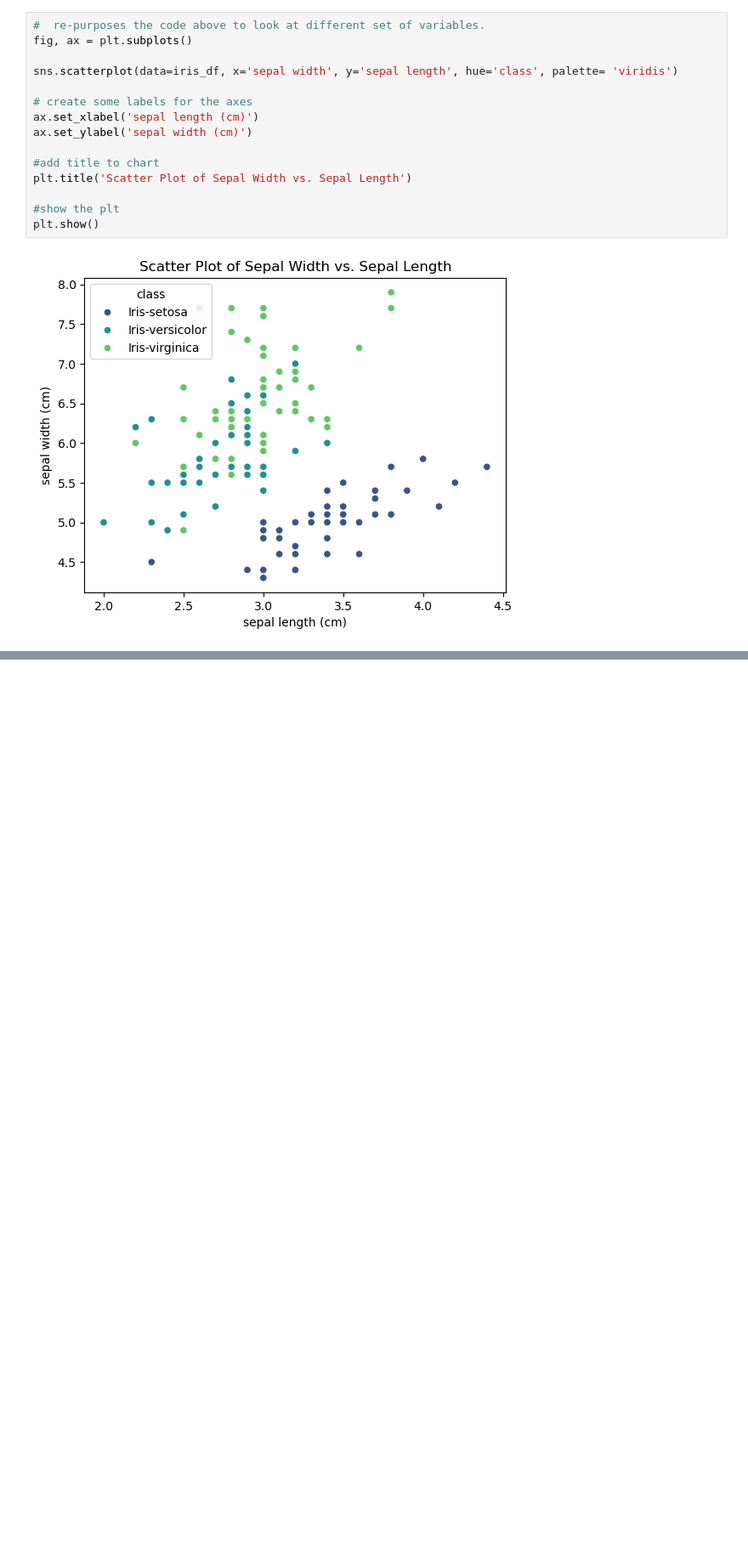
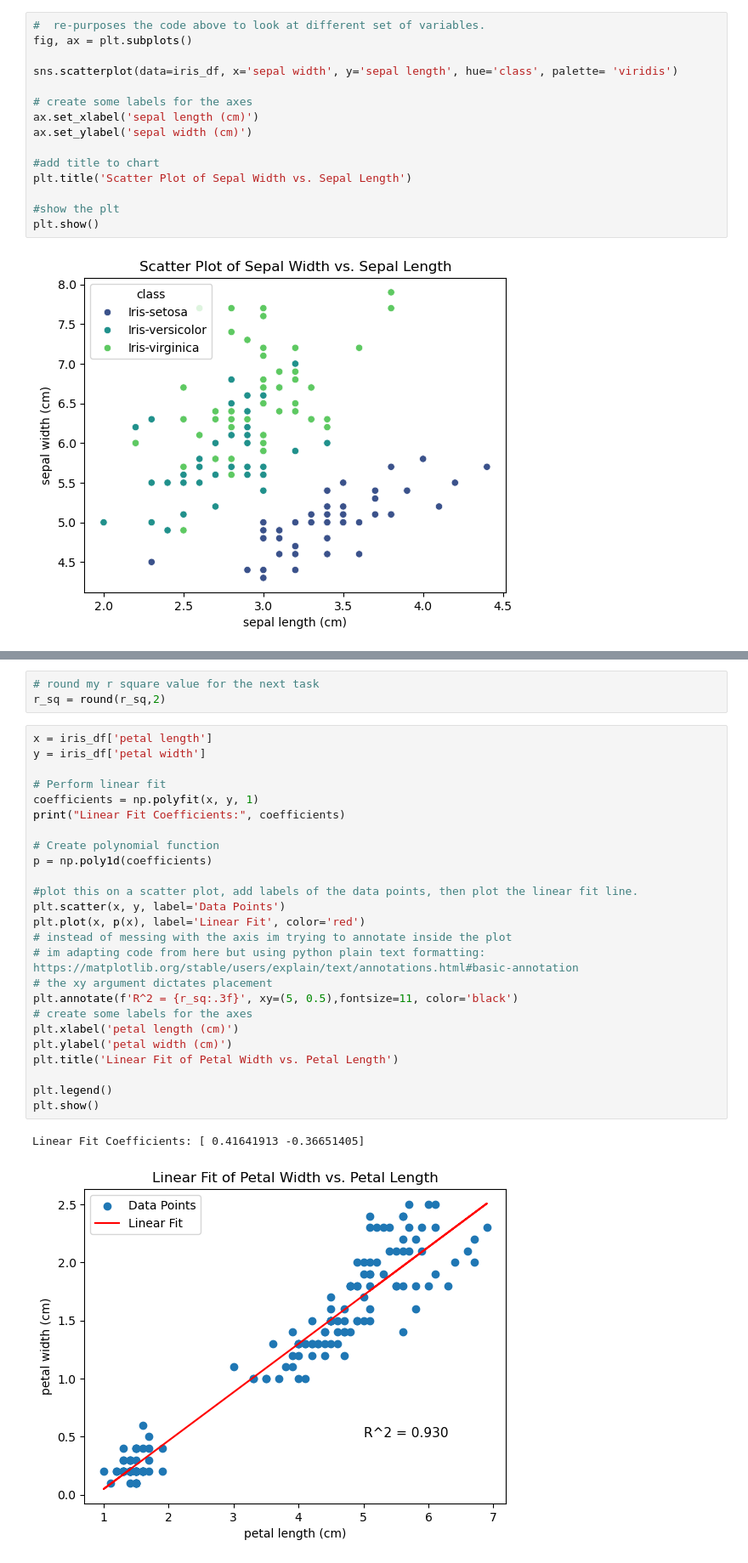
Before and after one commit to EmmaChubbCode/pands-project, a Jupyter notebook: analysis_desc.ipynb, the cells around one changed output, grey strips where cells are left out. Shown at 85% size. Saved outputs shown, nothing was run; the diff lists cells and outputs as text; blank space fills up the shorter version.

```diff
--- a/analysis_desc.ipynb
+++ b/analysis_desc.ipynb
@@ -378,0 +404,31 @@ plt.show()
+# %%
+# round my r square value for the next task
+r_sq = round(r_sq,2)
+# %%
+x = iris_df['petal length']
+y = iris_df['petal width']
+
+# Perform linear fit
+coefficients = np.polyfit(x, y, 1)
+print("Linear Fit Coefficients:", coefficients)
+
+# Create polynomial function
+p = np.poly1d(coefficients)
+
+#plot this on a scatter plot, add labels of the data points, then plot the linear fit line.
+plt.scatter(x, y, label='Data Points')
+plt.plot(x, p(x), label='Linear Fit', color='red')
+# instead of messing with the axis im trying to annotate inside the plot
+# im adapting code from here but using python plain text formatting: https://matplotlib.org/stable/users/explain/text/annotations.html#basic-annotation
+# the xy argument dictates placement
+plt.annotate(f'R^2 = {r_sq:.3f}', xy=(5, 0.5),fontsize=11, color='black')
+# create some labels for the axes
+plt.xlabel('petal length (cm)')
+plt.ylabel('petal width (cm)')
+plt.title('Linear Fit of Petal Width vs. Petal Length')
+
+plt.legend()
+plt.show()
+# %% [output]
+Linear Fit Coefficients: [ 0.41641913 -0.36651405]
+[figure, added]
```
Also changed, not shown: parts of 4 cells of this notebook.
